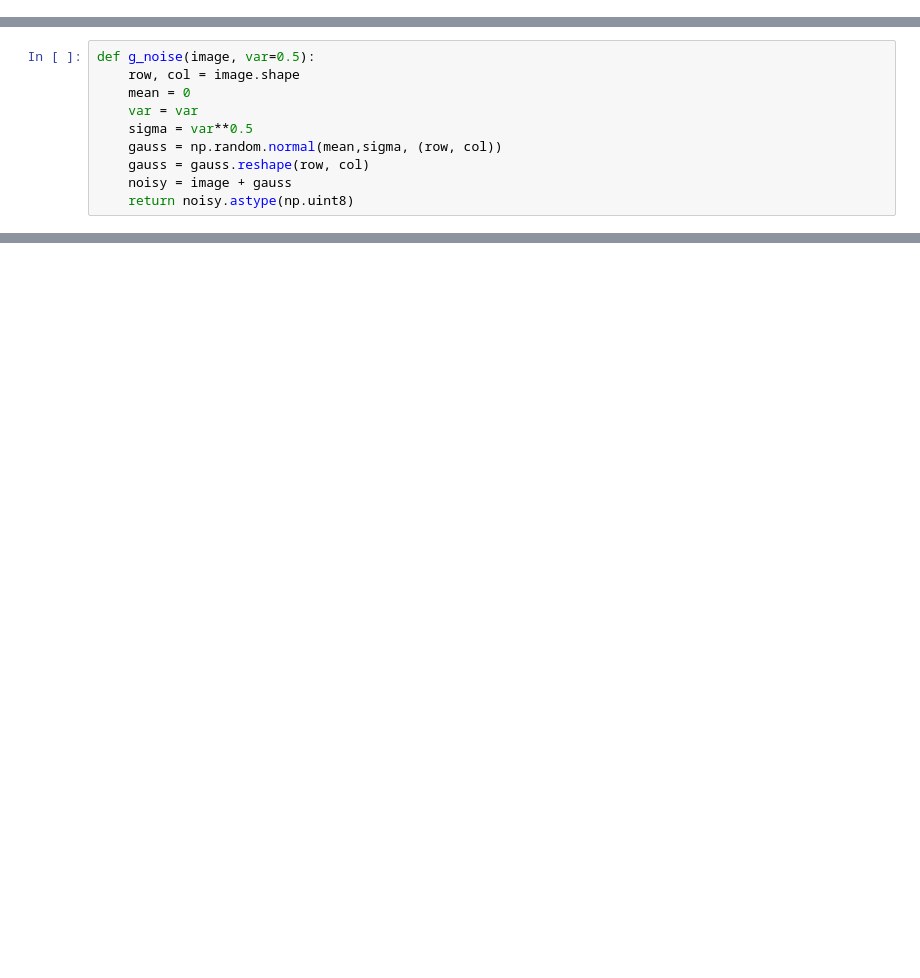
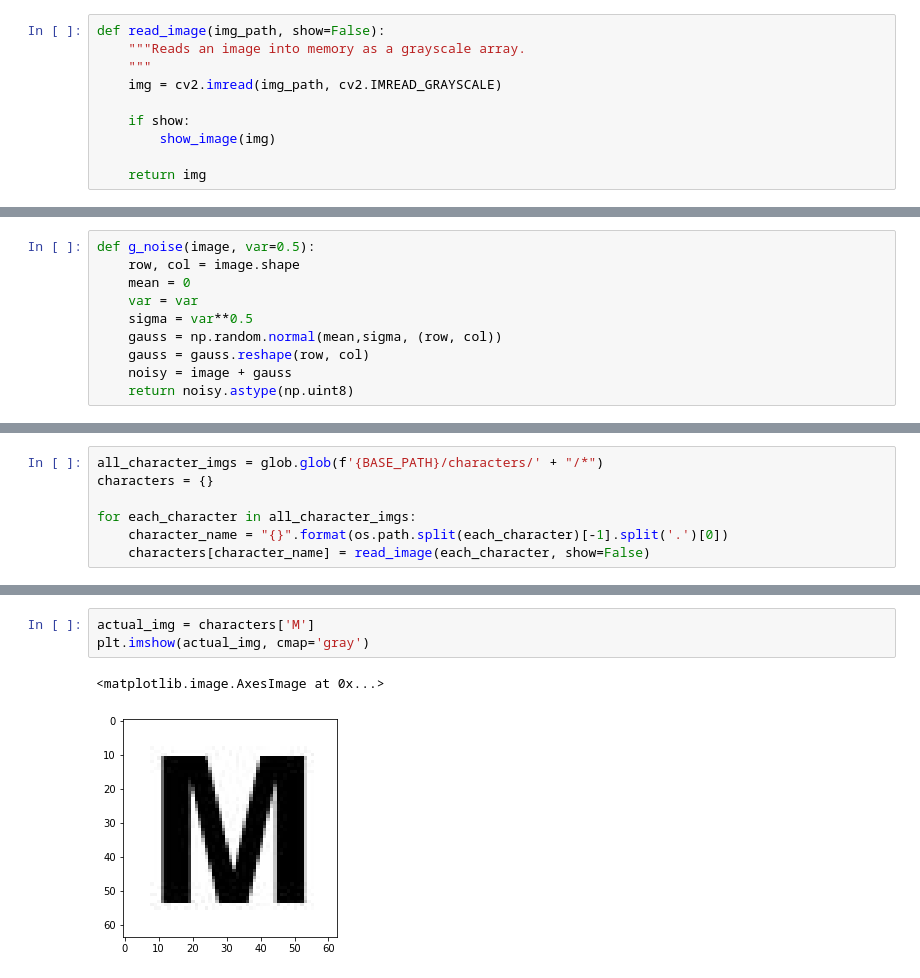
Before and after one commit to vinaykudari/ub, a Jupyter notebook: spring-22/CSE573-CVIP/OCR/notebook.ipynb, the cells around one changed output, grey strips where cells are left out. Cells and saved outputs as stored; diff of their text form; blank space fills up the shorter version.

```diff
--- a/spring-22/CSE573-CVIP/OCR/notebook.ipynb
+++ b/spring-22/CSE573-CVIP/OCR/notebook.ipynb
@@ -14,3 +26,13 @@ orb = cv2.ORB_create()
+# %%
+def read_image(img_path, show=False):
+    """Reads an image into memory as a grayscale array.
+    """
+    img = cv2.imread(img_path, cv2.IMREAD_GRAYSCALE)
+
+    if show:
+        show_image(img)
+
+    return img
 # %%
 def merge_ch(image):
     h, w, ch = image.shape
@@ -424,0 +315,7 @@ test(x[14]['bbox'])
+# %%
+all_character_imgs = glob.glob(f'{BASE_PATH}/characters/' + "/*")
+characters = {}
+
+for each_character in all_character_imgs:
+    character_name = "{}".format(os.path.split(each_character)[-1].split('.')[0])
+    characters[character_name] = read_image(each_character, show=False)
@@ -424,0 +330,6 @@ test(x[14]['bbox'])
+# %%
+actual_img = characters['M']
+plt.imshow(actual_img, cmap='gray')
+# %% [output]
+<matplotlib.image.AxesImage at 0x...>
+[figure, added]
```
Also changed, not shown: parts of 59 cells of this notebook, 6 other files.
